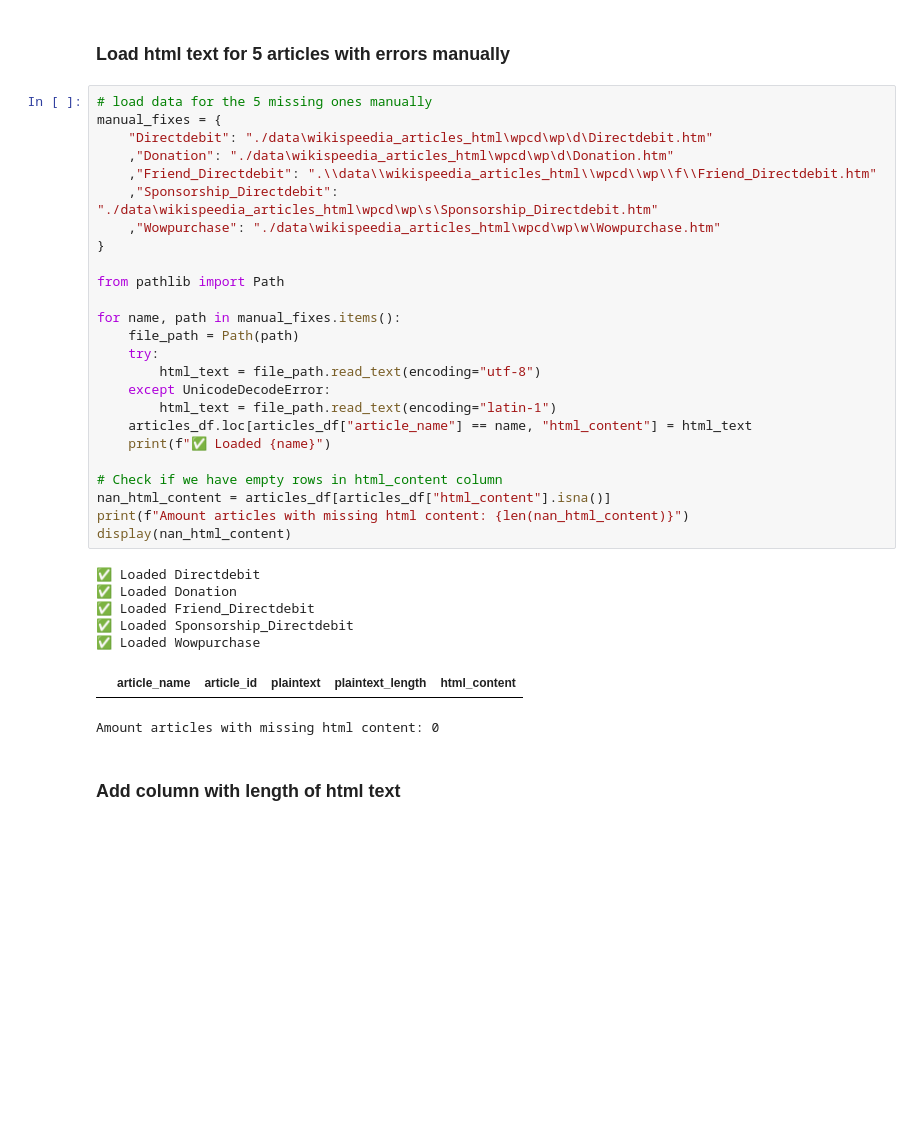
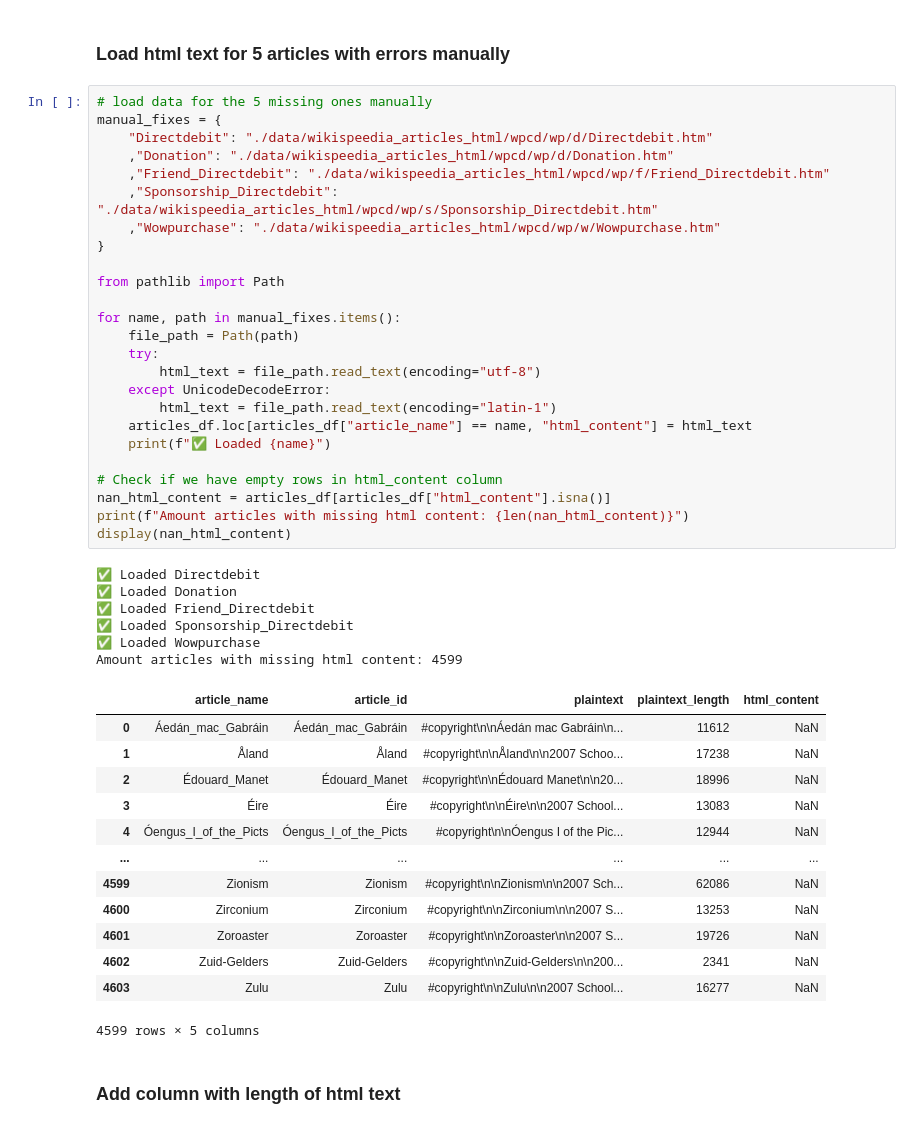
Before and after one commit to au-nlp/project-milestone-p2-group2, a Jupyter notebook: main.ipynb, the cells around one changed output. Drawn from its saved outputs; the diff is of its cells as text; blank space fills up the shorter version.

```diff
--- a/main.ipynb
+++ b/main.ipynb
@@ -148,36 +144,48 @@ articles_df["html_content"] = articles_df["article_name"].apply(
 # %%
 # load data for the 5 missing ones manually
 manual_fixes = {
-    "Directdebit": "./data\wikispeedia_articles_html\wpcd\wp\d\Directdebit.htm"
-    ,"Donation": "./data\wikispeedia_articles_html\wpcd\wp\d\Donation.htm"
-    ,"Friend_Directdebit": ".\\data\\wikispeedia_articles_html\\wpcd\\wp\\f\\Friend_Directdebit.htm"
-    ,"Sponsorship_Directdebit": "./data\wikispeedia_articles_html\wpcd\wp\s\Sponsorship_Directdebit.htm"
-    ,"Wowpurchase": "./data\wikispeedia_articles_html\wpcd\wp\w\Wowpurchase.htm"
+    "Directdebit": "./data/wikispeedia_articles_html/wpcd/wp/d/Directdebit.htm"
+    ,"Donation": "./data/wikispeedia_articles_html/wpcd/wp/d/Donation.htm"
+    ,"Friend_Directdebit": "./data/wikispeedia_articles_html/wpcd/wp/f/Friend_Directdebit.htm"
+    ,"Sponsorship_Directdebit": "./data/wikispeedia_articles_html/wpcd/wp/s/Sponsorship_Directdebit.htm"
+    ,"Wowpurchase": "./data/wikispeedia_articles_html/wpcd/wp/w/Wowpurchase.htm"
 }
 
 from pathlib import Path
 
 for name, path in manual_fixes.items():
     file_path = Path(path)
     try:
         html_text = file_path.read_text(encoding="utf-8")
     except UnicodeDecodeError:
         html_text = file_path.read_text(encoding="latin-1")
     articles_df.loc[articles_df["article_name"] == name, "html_content"] = html_text
     print(f"✅ Loaded {name}")
 
 # Check if we have empty rows in html_content column
 nan_html_content = articles_df[articles_df["html_content"].isna()]
 print(f"Amount articles with missing html content: {len(nan_html_content)}")
 display(nan_html_content)
 # %% [output]
 ✅ Loaded Directdebit
 ✅ Loaded Donation
 ✅ Loaded Friend_Directdebit
 ✅ Loaded Sponsorship_Directdebit
 ✅ Loaded Wowpurchase
+Amount articles with missing html content: 4599
 |  | article_name | article_id | plaintext | plaintext_length | html_content |
+| 0 | Áedán_mac_Gabráin | Áedán_mac_Gabráin | #copyright\n\nÁedán mac Gabráin\n... | 11612 | NaN |
+| 1 | Åland | Åland | #copyright\n\nÅland\n\n2007 Schoo... | 17238 | NaN |
+| 2 | Édouard_Manet | Édouard_Manet | #copyright\n\nÉdouard Manet\n\n20... | 18996 | NaN |
+| 3 | Éire | Éire | #copyright\n\nÉire\n\n2007 School... | 13083 | NaN |
+| 4 | Óengus_I_of_the_Picts | Óengus_I_of_the_Picts | #copyright\n\nÓengus I of the Pic... | 12944 | NaN |
+| ... | ... | ... | ... | ... | ... |
+| 4599 | Zionism | Zionism | #copyright\n\nZionism\n\n2007 Sch... | 62086 | NaN |
+| 4600 | Zirconium | Zirconium | #copyright\n\nZirconium\n\n2007 S... | 13253 | NaN |
+| 4601 | Zoroaster | Zoroaster | #copyright\n\nZoroaster\n\n2007 S... | 19726 | NaN |
+| 4602 | Zuid-Gelders | Zuid-Gelders | #copyright\n\nZuid-Gelders\n\n200... | 2341 | NaN |
+| 4603 | Zulu | Zulu | #copyright\n\nZulu\n\n2007 School... | 16277 | NaN |
-Amount articles with missing html content: 0
+4599 rows × 5 columns
 # %% [markdown]
 ### Add column with length of html text
 # %%
```
Also changed, not shown: parts of 13 cells of this notebook, 4 other files.
